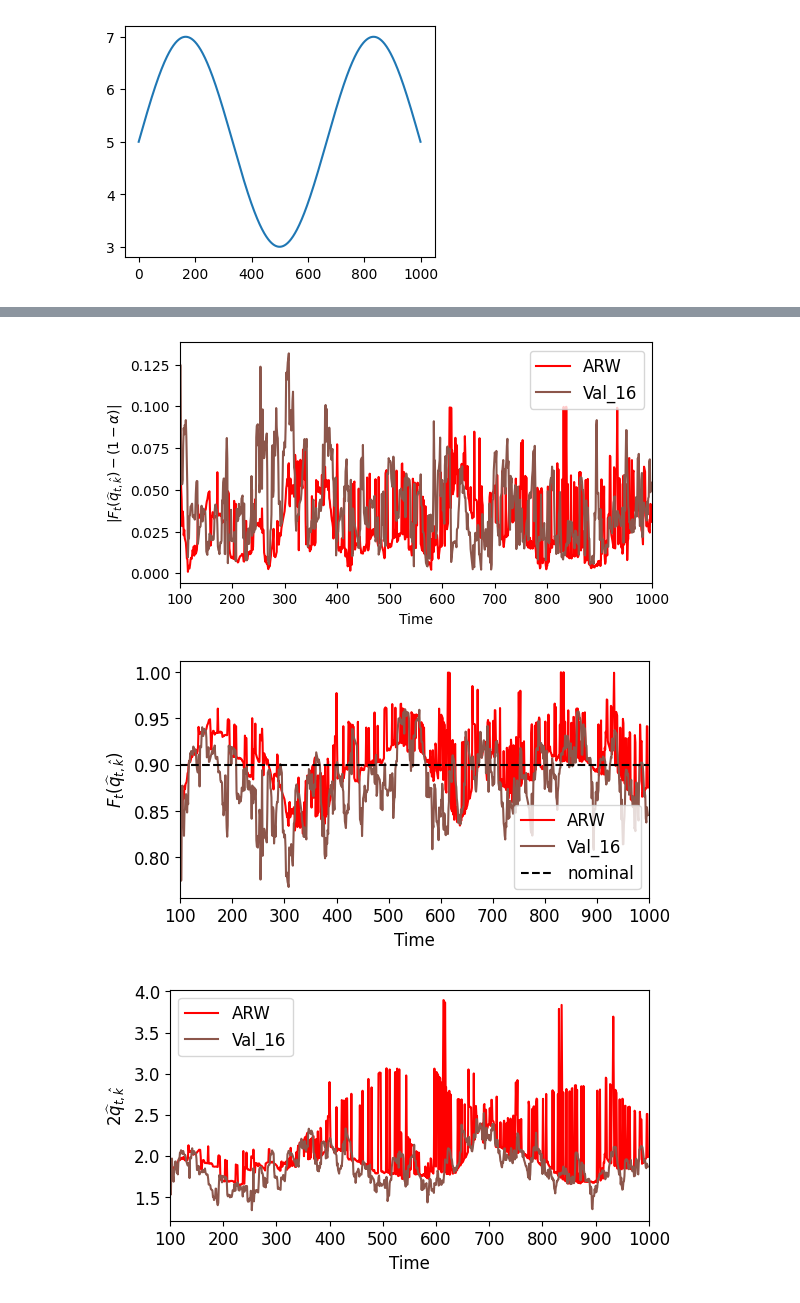
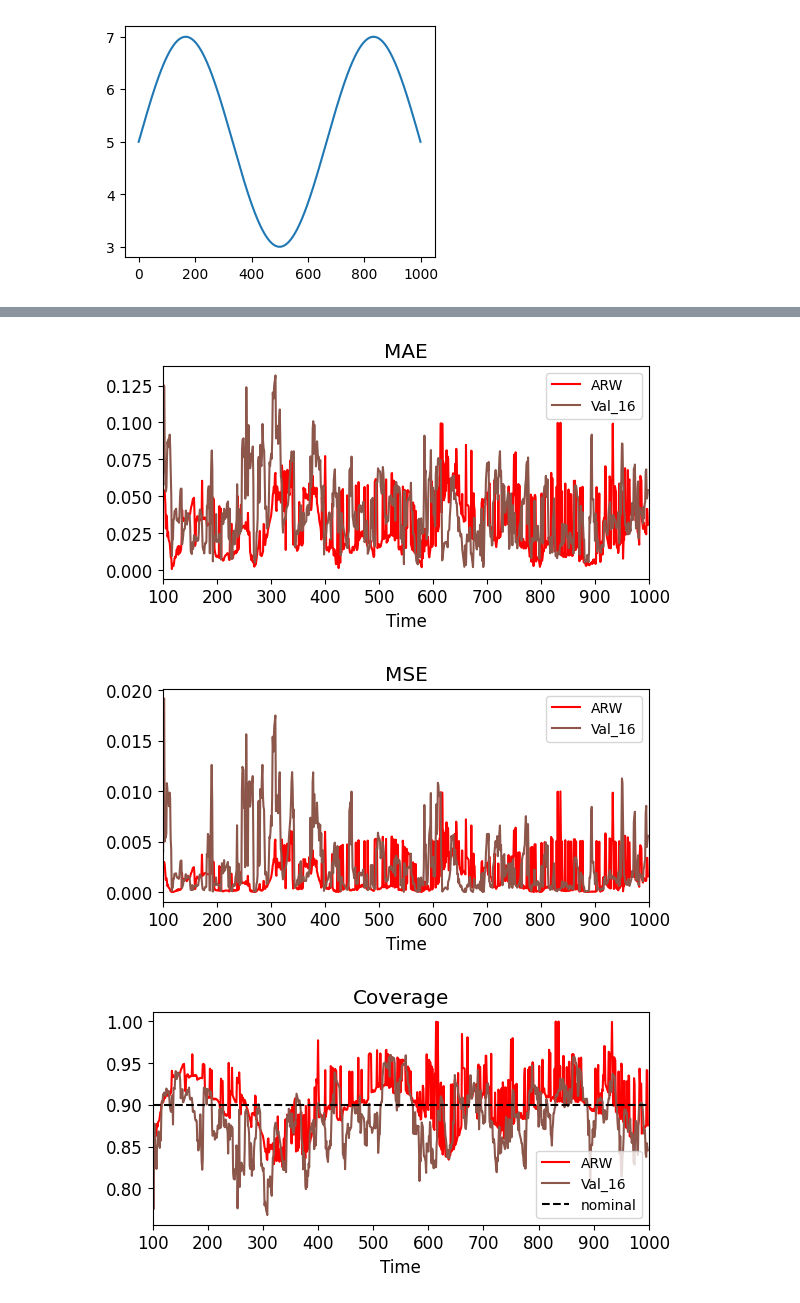
Before and after one commit to eliselyhan/predictive-inference, a Jupyter notebook: code-synthetic-data/mean_estimation.ipynb, the cells around one changed output, grey strips where cells are left out. Cells and saved outputs as stored; diff of their text form; code cells hidden in the pictures.

```diff
--- a/code-synthetic-data/mean_estimation.ipynb
+++ b/code-synthetic-data/mean_estimation.ipynb
@@ -114,9 +114,11 @@ cdf_dict, interval_dict = simulate(**parameters)
 methods = ['ARW'] + [f'Val_{k}' for k in fixed_windows]
 print('predicting for next period:', next_period)
 
-cdf_array, err_array, mean_error, se_error = summarize_cdf_dict(methods, num_trials, num_periods-1, cdf_dict, alpha)
-print('mean error:', mean_error)
-print('se error:', se_error)
+cdf_array, mae_array, mae, se_ae, mse_array, mse, se_mse = summarize_cdf_dict(methods, num_trials, num_periods-1, cdf_dict, alpha)
+print('mae', mae)
+print('se_ae', se_ae)
+print('mse', mse)
+print('se_mse', se_mse)
 
 interval_array, mean_interval, se_interval = summarize_interval_dict(methods, num_trials, num_periods-1, interval_dict)
 print('mean_interval', mean_interval)
@@ -136,20 +143,22 @@ se_interval [0.03532593 0.00450896 0.02755926 0.00768829 0.00728302 0.02186309
 # %%
 #plot cdf over time periods for ARW, V1, V256
 colors = ['r', '#FFA500', 'tab:purple', 'tab:brown', 'tab:green', '#0096FF', 'tab:gray']
 methods = ['ARW', 'Val_1', 'Val_4', 'Val_16', 'Val_64', 'Val_256', 'Val_1024']
 
 #NOTE: uncomment to change the index of the methods to plot
 methods_to_plot = [0, 3]
 
-err_over_trials = np.mean(err_array[:, :, :], axis=1)
+mae_over_trials = np.mean(mae_array[:, :, :], axis=1)
+mse_over_trials = np.mean(mse_array[:, :, :], axis=1)
 cdf_over_trials = np.mean(cdf_array[:, :, :], axis=1)
 interval_over_trials = np.mean(interval_array[:, :, :], axis=1)
-plot_over_time(colors, methods, 100, 1000, err_over_trials, methods_to_plot)
-plot_over_time(colors, methods, 100, 1000, cdf_over_trials, methods_to_plot, alpha=0.1)
-plot_over_time(colors, methods, 100, 1000, interval_over_trials, methods_to_plot, interval=True)
+plot_over_time(colors, methods, 100, 1000, mae_over_trials, methods_to_plot, title='MAE')
+plot_over_time(colors, methods, 100, 1000, mse_over_trials, methods_to_plot, title='MSE')
+plot_over_time(colors, methods, 100, 1000, cdf_over_trials, methods_to_plot, title='Coverage', alpha=0.1)
+plot_over_time(colors, methods, 100, 1000, interval_over_trials, methods_to_plot, title='Interval')
 
 #plt.savefig(f'{DATAPATH}/{figname}_time_var{variance}.png', dpi=300, bbox_inches='tight')
 # %% [output]
-[figure, old version]
+[figure, new version]
-[figure, old version]
+[figure, new version]
-[figure, old version]
+[figure, new version]
```
Also changed, not shown: parts of 2 cells of this notebook, 1 other file.
